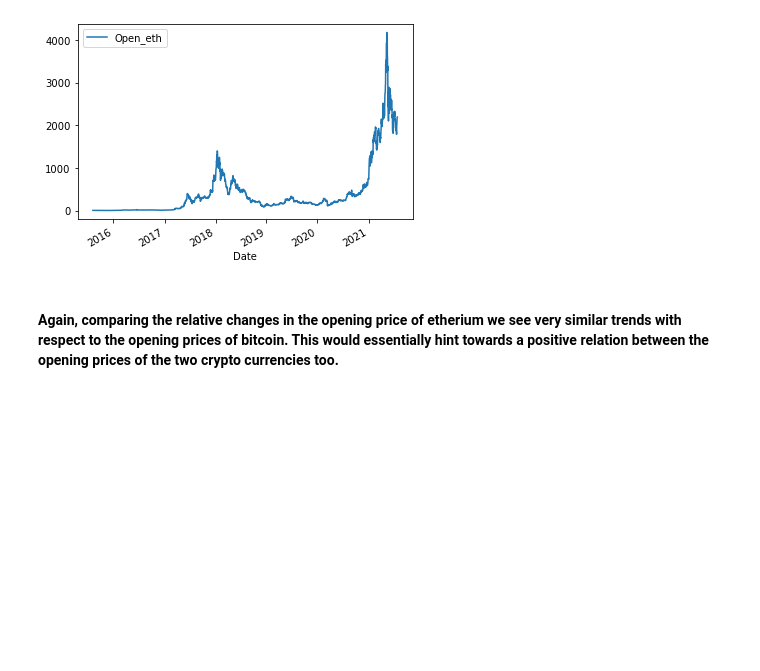
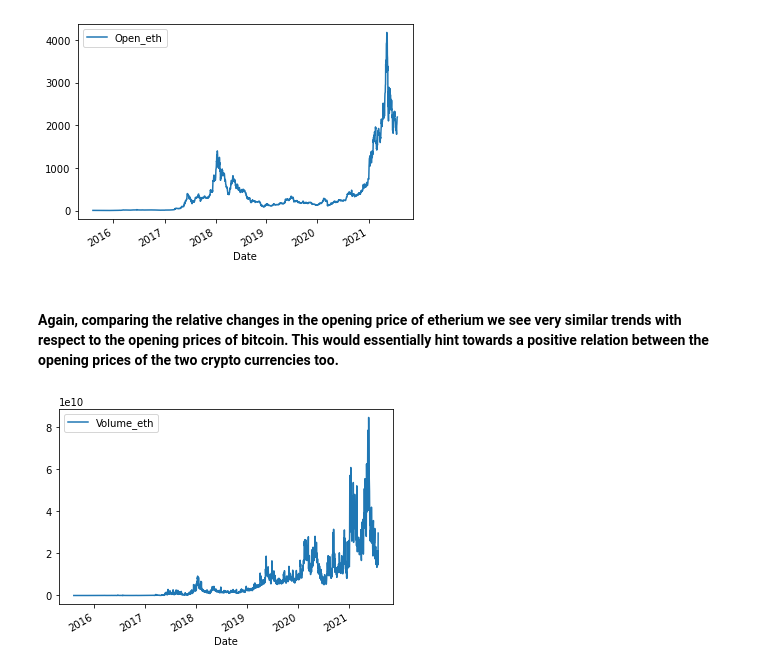
Before and after one commit to data301-2021-winter1/project-group08-project, a Jupyter notebook: notebooks/utkarsh_agarwal.ipynb, the cells around one changed output. Saved outputs shown, nothing was run; the diff lists cells and outputs as text; code cells hidden in the pictures; blank space fills up the shorter version.

```diff
--- a/notebooks/utkarsh_agarwal.ipynb
+++ b/notebooks/utkarsh_agarwal.ipynb
@@ -208,3 +208,7 @@ y=merge1.plot( 'Date' , 'Open_eth' )
 [figure]
 # %% [markdown]
 #### Again, comparing the relative changes in the opening price of etherium we see very similar trends with respect to the opening prices of bitcoin. This would essentially hint towards a positive relation between the opening prices of the two crypto currencies too.
+# %%
+y=merge1.plot( 'Date' , 'Volume_eth' )
+# %% [output]
+[figure, added]
```
Also changed, not shown: parts of 3 cells of this notebook, 2 other files.
